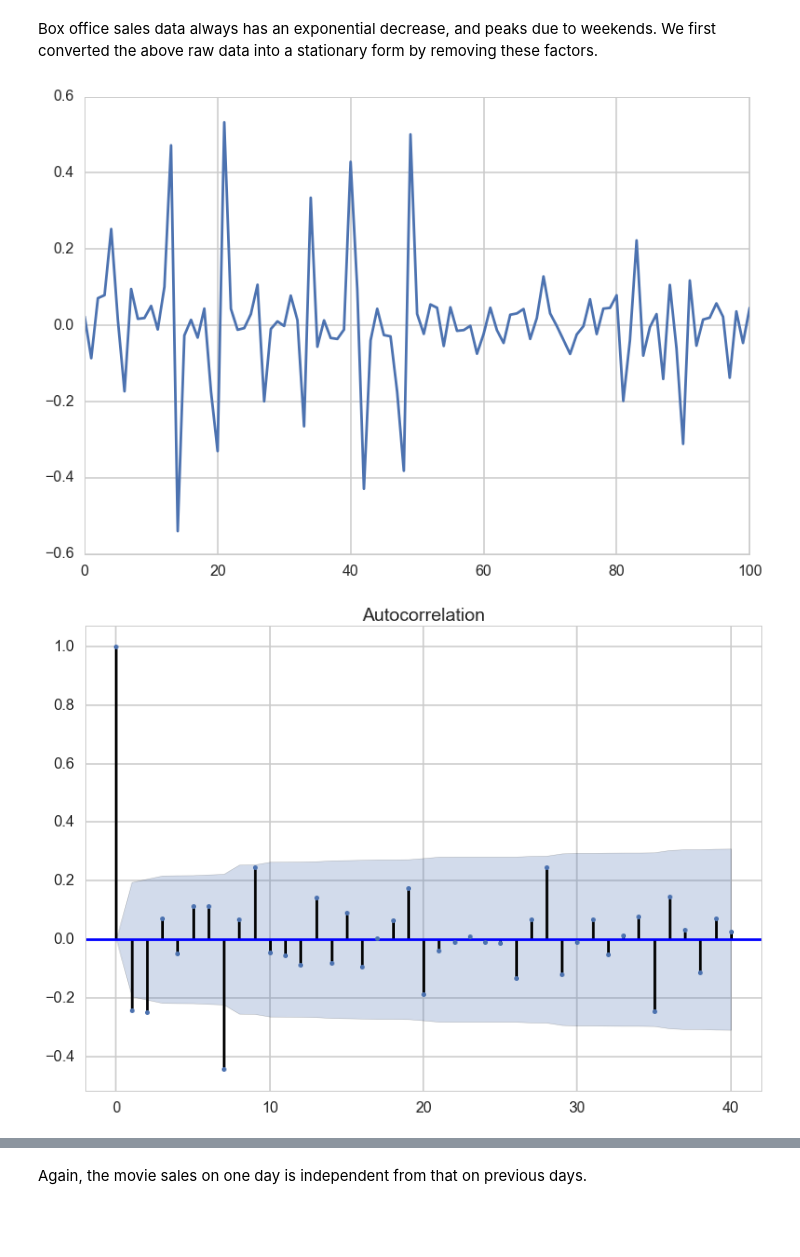
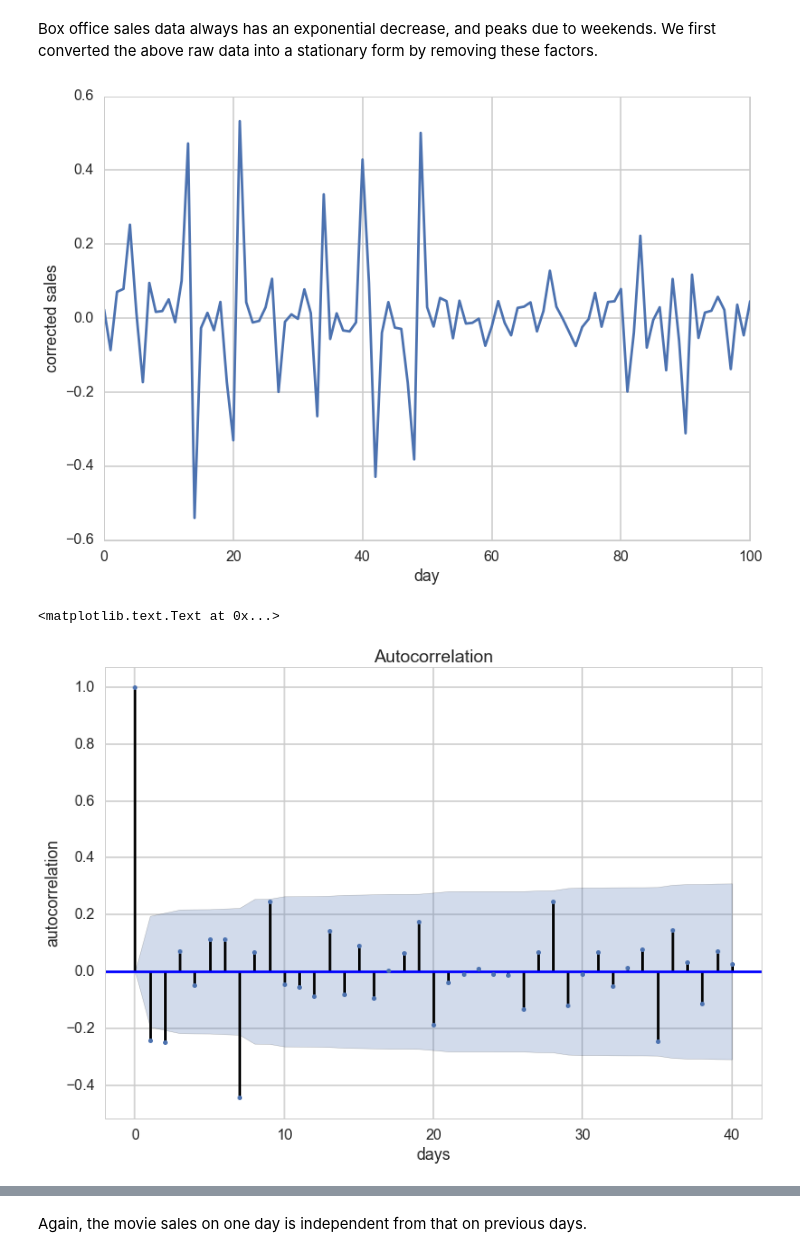
Before and after one commit to joshuamei/AM207project, a Jupyter notebook: to_submit/Time Series .ipynb, the cells around one changed output, grey strips where cells are left out. Cells and saved outputs as stored; diff of their text form; code cells hidden in the pictures; blank space fills up the shorter version.

```diff
--- a/to_submit/Time Series .ipynb
+++ b/to_submit/Time Series .ipynb
@@ -160,12 +166,16 @@ newy = deltaloggross[7::]-deltaloggross[:-7]
 plt.figure
 plt.plot(newy[10::])
 plt.xlabel('day')
+plt.ylabel('corrected sales')
 plt.show()
 # %% [output]
-[figure, old version]
+[figure, new version]
 # %%
 tsaplots.plot_acf(newy[10::], lags=40);
+plt.xlabel('days')
+plt.ylabel('autocorrelation')
 # %% [output]
+<matplotlib.text.Text at 0x...>
-[figure, old version]
+[figure, new version]
 # %%
 tsaplots.plot_pacf(newy, lags=50)
```
Also changed, not shown: parts of 5 cells of this notebook.
